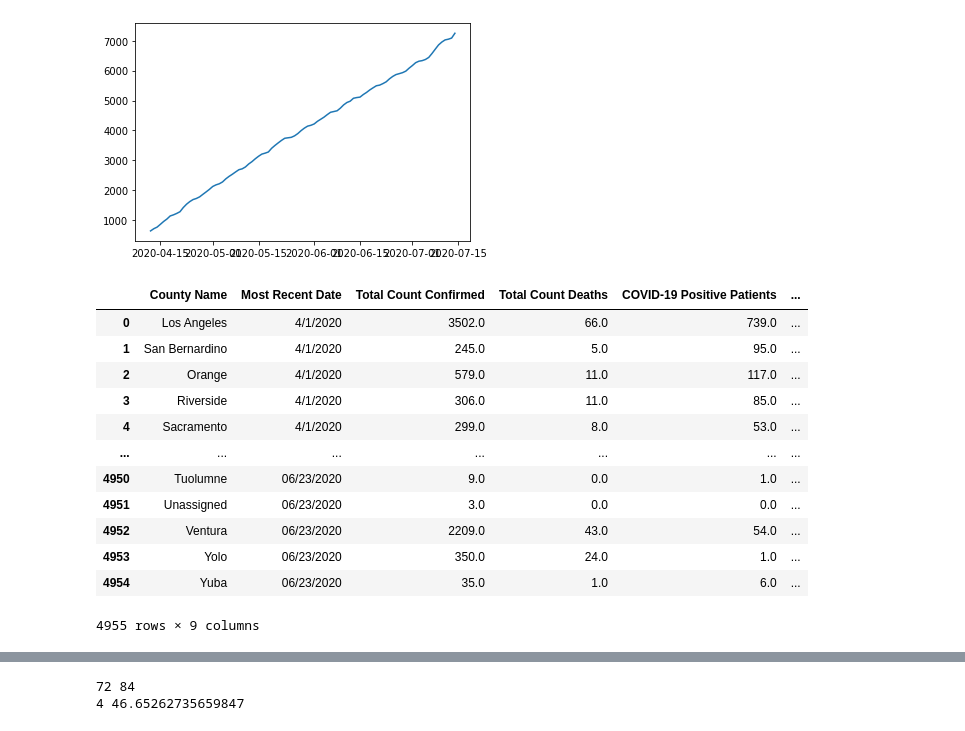
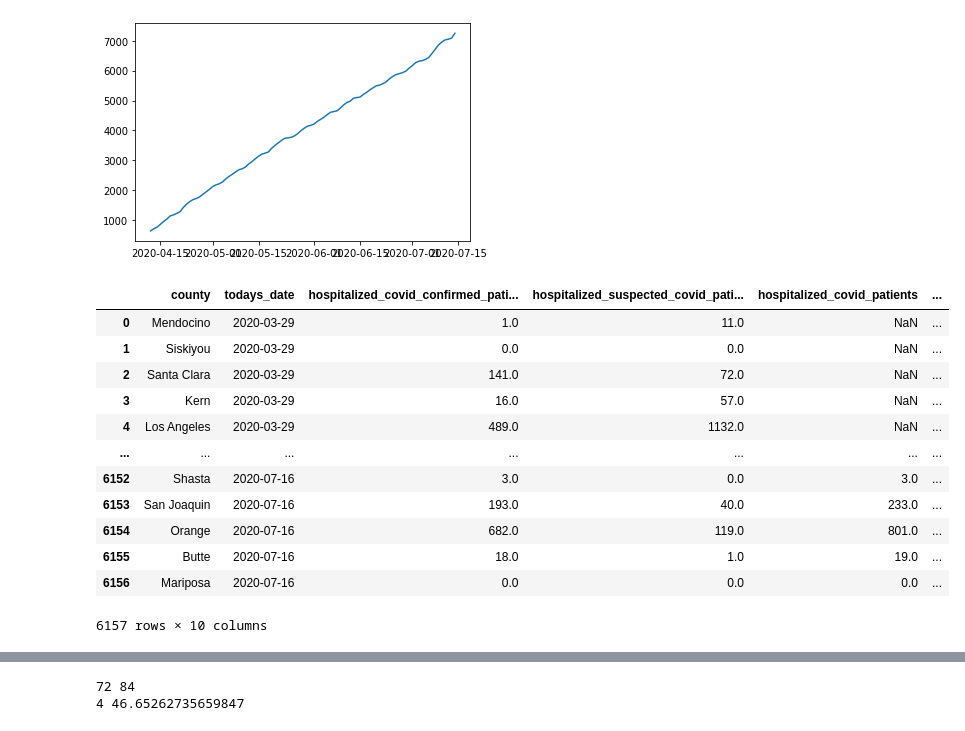
Before and after one commit to bkungfoo/covid19_models, a Jupyter notebook: visualize_metrics.ipynb, the cells around one changed output, grey strips where cells are left out. Saved outputs shown, nothing was run; the diff lists cells and outputs as text; code cells hidden in the pictures.

Commit message:
Update california hospitalization data

```diff
--- a/visualize_metrics.ipynb
+++ b/visualize_metrics.ipynb
@@ -566,23 +568,23 @@ sample_df
 # %%
 # California only
 
 california_df = pd.read_csv('./data_repo/california_covid19data.csv')
-california_df['Date'] = california_df['Most Recent Date'].apply(lambda d: datetime.strptime(d, '%m/%d/%Y'))
+california_df['Date'] = california_df['todays_date'].apply(lambda d: datetime.strptime(d, '%Y-%m-%d'))
 california_df
 # %% [output]
-|  | County Name | Most Recent Date | Total Count Confirmed | Total Count Deaths | COVID-19 Positive Patients | ... |
-| 0 | Los Angeles | 4/1/2020 | 3502.0 | 66.0 | 739.0 | ... |
-| 1 | San Bernardino | 4/1/2020 | 245.0 | 5.0 | 95.0 | ... |
-| 2 | Orange | 4/1/2020 | 579.0 | 11.0 | 117.0 | ... |
-| 3 | Riverside | 4/1/2020 | 306.0 | 11.0 | 85.0 | ... |
-| 4 | Sacramento | 4/1/2020 | 299.0 | 8.0 | 53.0 | ... |
+|  | county | todays_date | hospitalized_covid_confirmed_pati... | hospitalized_suspected_covid_pati... | hospitalized_covid_patients | ... |
+| 0 | Mendocino | 2020-03-29 | 1.0 | 11.0 | NaN | ... |
+| 1 | Siskiyou | 2020-03-29 | 0.0 | 0.0 | NaN | ... |
+| 2 | Santa Clara | 2020-03-29 | 141.0 | 72.0 | NaN | ... |
+| 3 | Kern | 2020-03-29 | 16.0 | 57.0 | NaN | ... |
+| 4 | Los Angeles | 2020-03-29 | 489.0 | 1132.0 | NaN | ... |
 | ... | ... | ... | ... | ... | ... | ... |
-| 4950 | Tuolumne | 06/23/2020 | 9.0 | 0.0 | 1.0 | ... |
-| 4951 | Unassigned | 06/23/2020 | 3.0 | 0.0 | 0.0 | ... |
-| 4952 | Ventura | 06/23/2020 | 2209.0 | 43.0 | 54.0 | ... |
-| 4953 | Yolo | 06/23/2020 | 350.0 | 24.0 | 1.0 | ... |
-| 4954 | Yuba | 06/23/2020 | 35.0 | 1.0 | 6.0 | ... |
+| 6152 | Shasta | 2020-07-16 | 3.0 | 0.0 | 3.0 | ... |
+| 6153 | San Joaquin | 2020-07-16 | 193.0 | 40.0 | 233.0 | ... |
+| 6154 | Orange | 2020-07-16 | 682.0 | 119.0 | 801.0 | ... |
+| 6155 | Butte | 2020-07-16 | 18.0 | 1.0 | 19.0 | ... |
+| 6156 | Mariposa | 2020-07-16 | 0.0 | 0.0 | 0.0 | ... |
-4955 rows × 9 columns
+6157 rows × 10 columns
 # %%
 california_statewide_df = california_df.groupby('Date').sum().sort_index()
 # %%
```
Also changed, not shown: parts of 6 cells of this notebook, 1 other file.
